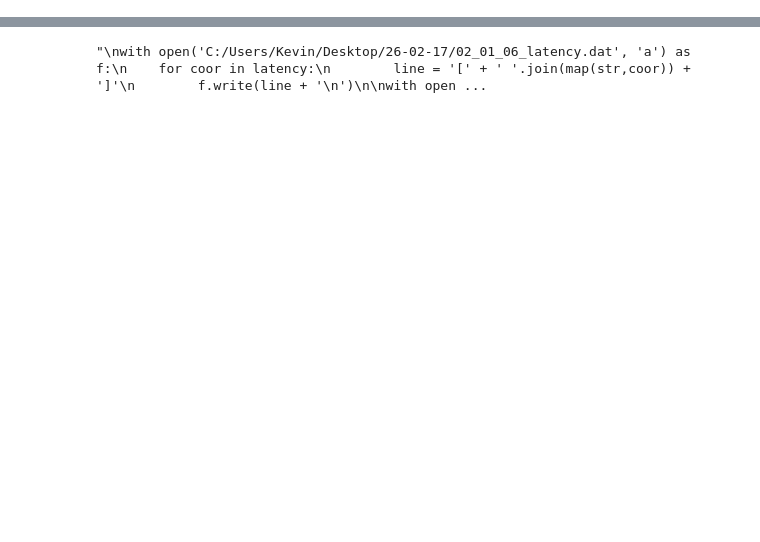
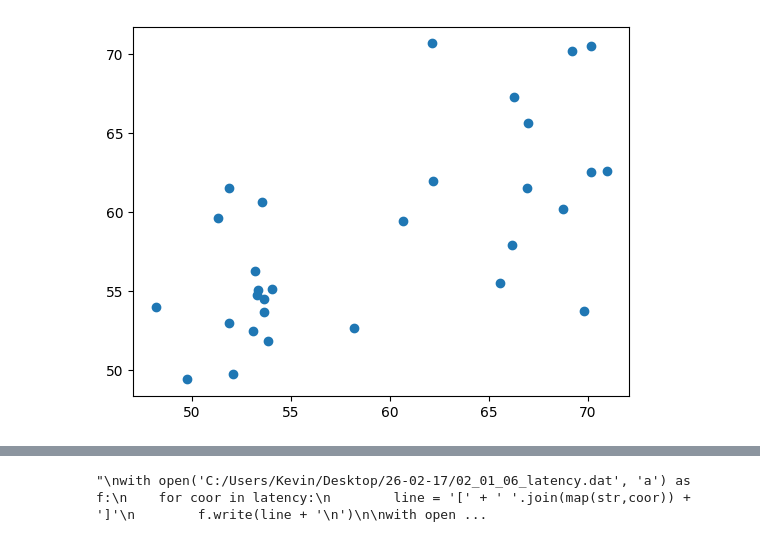
Before and after one commit to TianchengXu0420/ZDA_Adventure, a Jupyter notebook: 3x3Area_3.ipynb, the cells around one changed output, grey strips where cells are left out. Cells and saved outputs as stored; diff of their text form; code cells hidden in the pictures; blank space fills up the shorter version.

```diff
--- a/3x3Area_3.ipynb
+++ b/3x3Area_3.ipynb
@@ -234,4 +243,9 @@ Neuron 32 and Neuron 34 are active and correlated with a positive slope, and the
 Totally 990 pairs.
+# %%
+plt.scatter(latency[24], latency[35])
+plt.show()
+# %% [output]
+[figure, added]
 # %%
 np.mean(connection)
 # %% [output]
```
Also changed, not shown: parts of 8 cells of this notebook.
